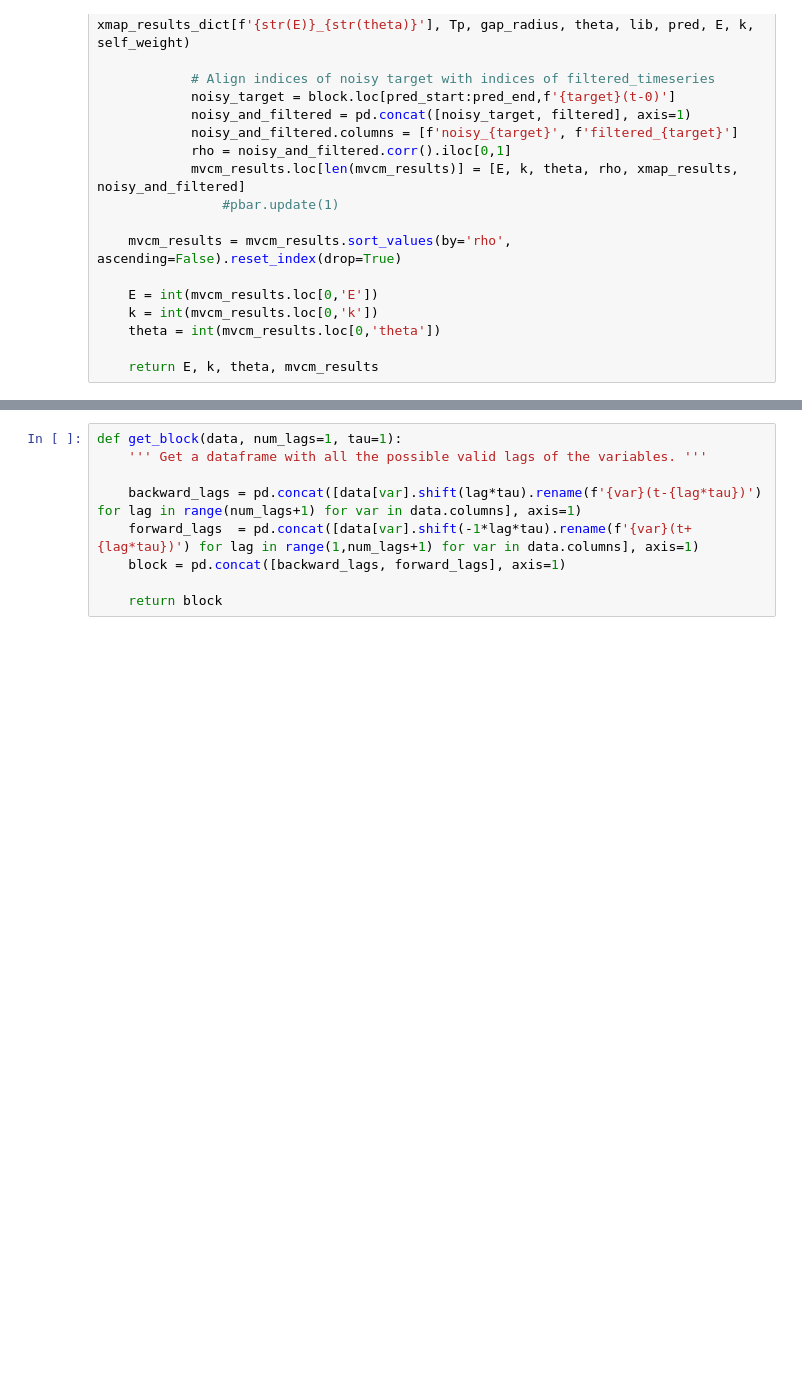
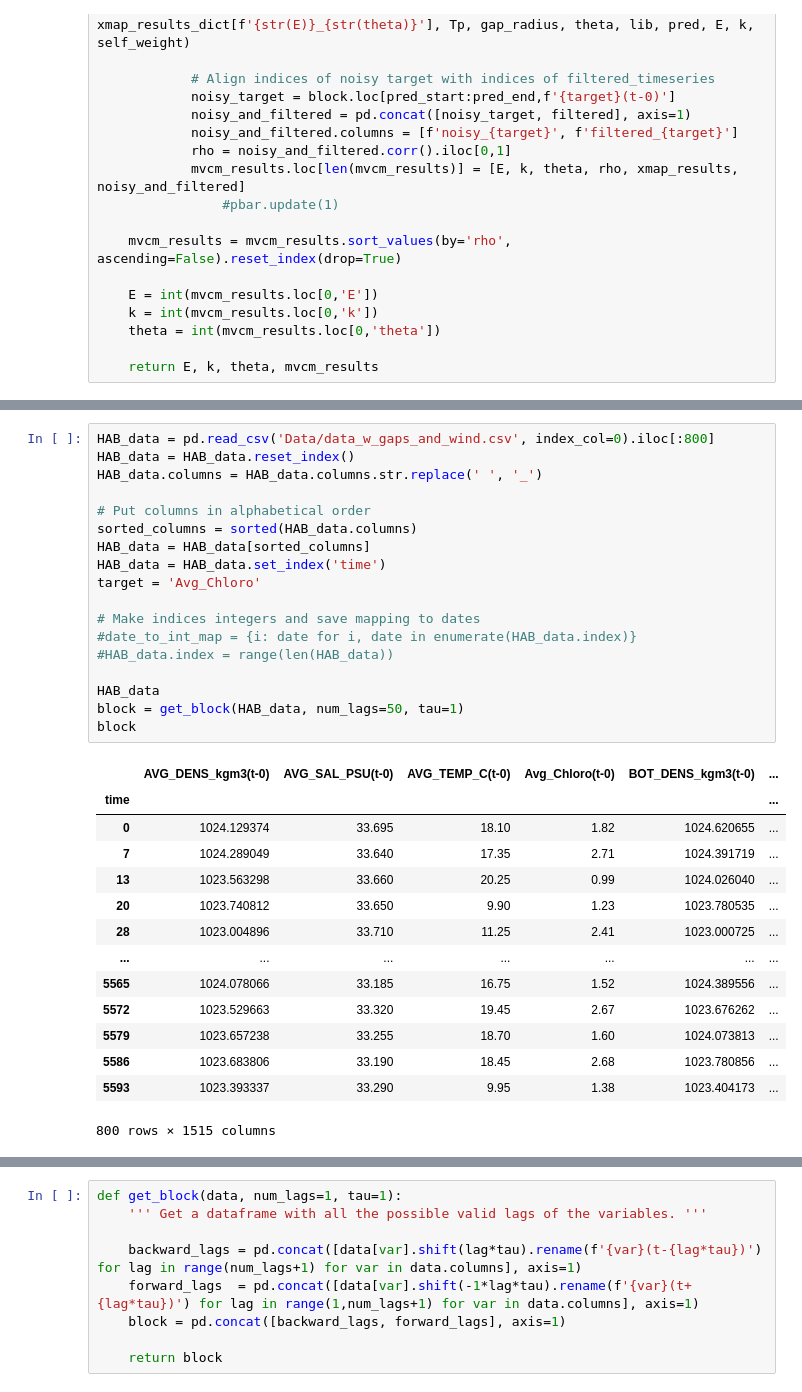
Before and after one commit to aparaselli/HAB-Prediction-Research, a Jupyter notebook: Code/MCVM_Filling.ipynb, the cells around one changed output, grey strips where cells are left out. Saved outputs shown, nothing was run; the diff lists cells and outputs as text; blank space fills up the shorter version.

```diff
--- a/Code/MCVM_Filling.ipynb
+++ b/Code/MCVM_Filling.ipynb
@@ -225,0 +188,33 @@ block
+# %%
+HAB_data = pd.read_csv('Data/data_w_gaps_and_wind.csv', index_col=0).iloc[:800]
+HAB_data = HAB_data.reset_index()
+HAB_data.columns = HAB_data.columns.str.replace(' ', '_')
+
+# Put columns in alphabetical order
+sorted_columns = sorted(HAB_data.columns)
+HAB_data = HAB_data[sorted_columns]
+HAB_data = HAB_data.set_index('time')
+target = 'Avg_Chloro'
+
+# Make indices integers and save mapping to dates
+#date_to_int_map = {i: date for i, date in enumerate(HAB_data.index)}
+#HAB_data.index = range(len(HAB_data))
+
+HAB_data
+block = get_block(HAB_data, num_lags=50, tau=1)
+block
+# %% [output]
+|  | AVG_DENS_kgm3(t-0) | AVG_SAL_PSU(t-0) | AVG_TEMP_C(t-0) | Avg_Chloro(t-0) | BOT_DENS_kgm3(t-0) | ... |
+| time |  |  |  |  |  | ... |
+| 0 | 1024.129374 | 33.695 | 18.10 | 1.82 | 1024.620655 | ... |
+| 7 | 1024.289049 | 33.640 | 17.35 | 2.71 | 1024.391719 | ... |
+| 13 | 1023.563298 | 33.660 | 20.25 | 0.99 | 1024.026040 | ... |
+| 20 | 1023.740812 | 33.650 | 9.90 | 1.23 | 1023.780535 | ... |
+| 28 | 1023.004896 | 33.710 | 11.25 | 2.41 | 1023.000725 | ... |
+| ... | ... | ... | ... | ... | ... | ... |
+| 5565 | 1024.078066 | 33.185 | 16.75 | 1.52 | 1024.389556 | ... |
+| 5572 | 1023.529663 | 33.320 | 19.45 | 2.67 | 1023.676262 | ... |
+| 5579 | 1023.657238 | 33.255 | 18.70 | 1.60 | 1024.073813 | ... |
+| 5586 | 1023.683806 | 33.190 | 18.45 | 2.68 | 1023.780856 | ... |
+| 5593 | 1023.393337 | 33.290 | 9.95 | 1.38 | 1023.404173 | ... |
+800 rows × 1515 columns
```
Also changed, not shown: parts of 18 cells of this notebook, 7 other files.
